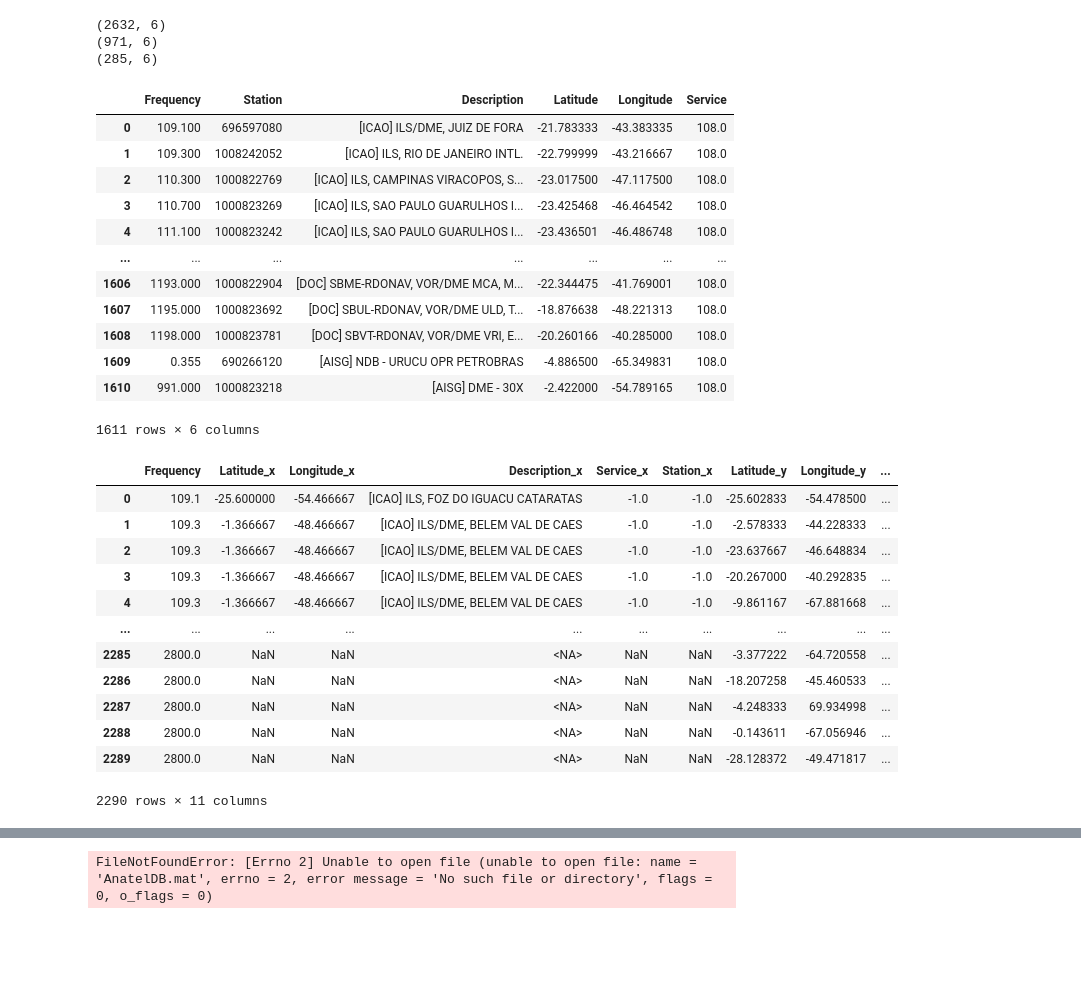
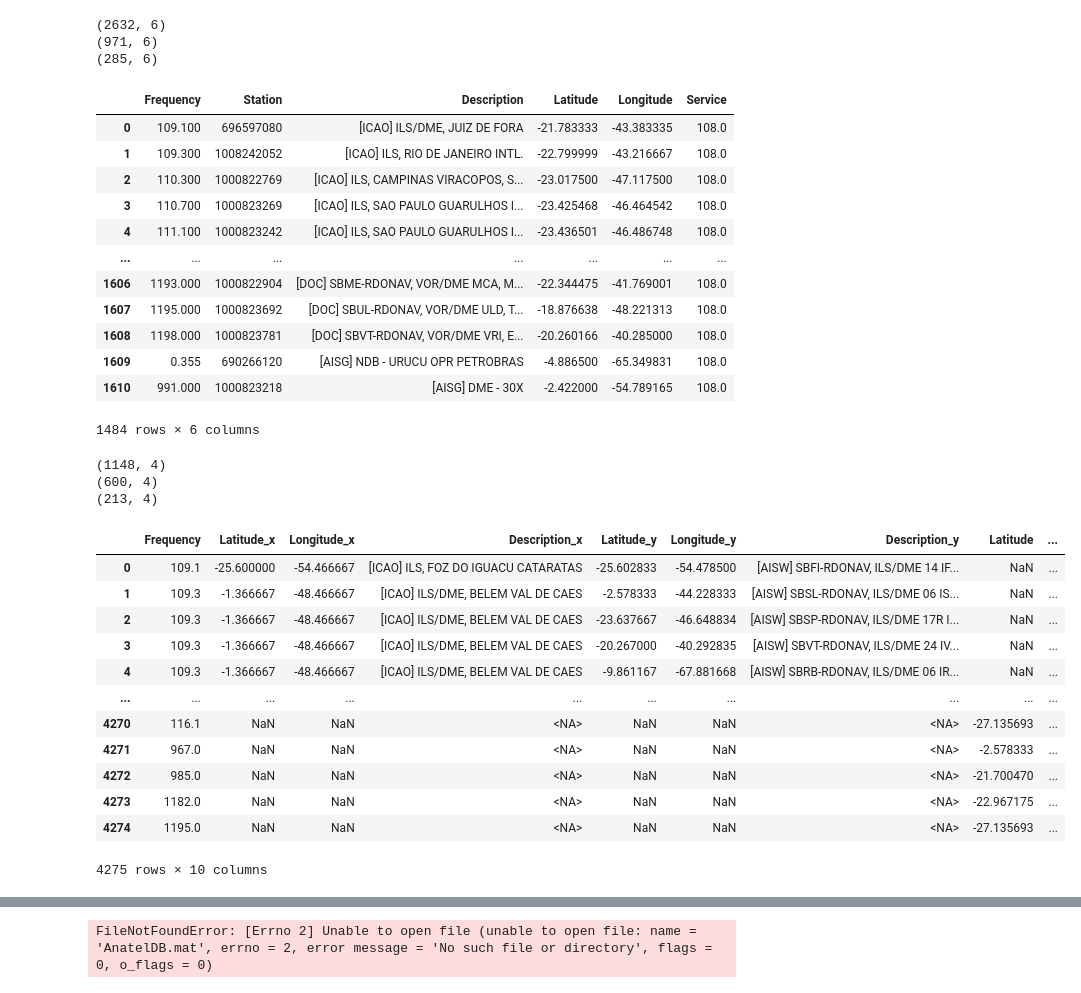
Before and after one commit to ronaldokun/anateldb, a Jupyter notebook: nbs/filter.ipynb, the cells around one changed output, grey strips where cells are left out. Saved outputs shown, nothing was run; the diff lists cells and outputs as text; code cells hidden in the pictures; blank space fills up the shorter version.

```diff
--- a/nbs/filter.ipynb
+++ b/nbs/filter.ipynb
@@ -227,6 +228,7 @@ c = geo[geo.Station != -1].reset_index(drop=True)
 # %%
 df = merge_df(a, b, cols, how='outer')
 df = merge_df(df, c, cols, how='outer')
+df.drop_duplicates(inplace=True, keep='first')
 df
 # %% [output]
 |  | Frequency | Station | Description | Latitude | Longitude | Service |
@@ -241,7 +243,7 @@ df
 | 1608 | 1198.000 | 1000823781 | [DOC] SBVT-RDONAV, VOR/DME VRI, E... | -20.260166 | -40.285000 | 108.0 |
 | 1609 | 0.355 | 690266120 | [AISG] NDB - URUCU OPR PETROBRAS | -4.886500 | -65.349831 | 108.0 |
 | 1610 | 991.000 | 1000823218 | [AISG] DME - 30X | -2.422000 | -54.789165 | 108.0 |
-1611 rows × 6 columns
+1484 rows × 6 columns
 # %%
 def merge_diff(df):
     """Merge two dataframes"""
@@ -258,24 +260,29 @@ def merge_diff(df):
     return df.loc[:, [c for c in df.columns if '_' not in c]]
 # %%
 cols = ['Frequency']
-a = icao[icao.Station == -1].reset_index(drop=True)
-b = pmec[pmec.Station == -1].reset_index(drop=True)
-c = geo[geo.Station == -1].reset_index(drop=True)
-#freqs = set(a.Frequency.tolist()).union(set(b.Frequency.tolist())).union(set(c.Frequency.tolist()))
+a = icao[icao.Station == -1].drop(columns=['Service', 'Station']).reset_index(drop=True)
+b = pmec[pmec.Station == -1].drop(columns=['Service', 'Station']).reset_index(drop=True)
+c = geo[geo.Station == -1].drop(columns=['Service', 'Station']).reset_index(drop=True)
-# %%
-ab = pd.merge(a, b, on=cols, how='outer').reset_index(drop=True)
-ab
-# %% [output]
-|  | Frequency | Latitude_x | Longitude_x | Description_x | Service_x | Station_x | Latitude_y | Longitude_y | ... |
-| 0 | 109.1 | -25.600000 | -54.466667 | [ICAO] ILS, FOZ DO IGUACU CATARATAS | -1.0 | -1.0 | -25.602833 | -54.478500 | ... |
-| 1 | 109.3 | -1.366667 | -48.466667 | [ICAO] ILS/DME, BELEM VAL DE CAES | -1.0 | -1.0 | -2.578333 | -44.228333 | ... |
-| 2 | 109.3 | -1.366667 | -48.466667 | [ICAO] ILS/DME, BELEM VAL DE CAES | -1.0 | -1.0 | -23.637667 | -46.648834 | ... |
-| 3 | 109.3 | -1.366667 | -48.466667 | [ICAO] ILS/DME, BELEM VAL DE CAES | -1.0 | -1.0 | -20.267000 | -40.292835 | ... |
-| 4 | 109.3 | -1.366667 | -48.466667 | [ICAO] ILS/DME, BELEM VAL DE CAES | -1.0 | -1.0 | -9.861167 | -67.881668 | ... |
-| ... | ... | ... | ... | ... | ... | ... | ... | ... | ... |
-| 2285 | 2800.0 | NaN | NaN | <NA> | NaN | NaN | -3.377222 | -64.720558 | ... |
-| 2286 | 2800.0 | NaN | NaN | <NA> | NaN | NaN | -18.207258 | -45.460533 | ... |
-| 2287 | 2800.0 | NaN | NaN | <NA> | NaN | NaN | -4.248333 | 69.934998 | ... |
-| 2288 | 2800.0 | NaN | NaN | <NA> | NaN | NaN | -0.143611 | -67.056946 | ... |
-| 2289 | 2800.0 | NaN | NaN | <NA> | NaN | NaN | -28.128372 | -49.471817 | ... |
-2290 rows × 11 columns
+# %%
+print(a.shape, b.shape, c.shape)
+# %% [output]
+(1148, 4)
+(600, 4)
+(213, 4)
+# %%
+abc = pd.merge(a,b, on=cols, how='outer').merge(c, on=cols, how='outer').drop_duplicates().reset_index(drop=True)
+abc
+# %% [output]
+|  | Frequency | Latitude_x | Longitude_x | Description_x | Latitude_y | Longitude_y | Description_y | Latitude | ... |
+| 0 | 109.1 | -25.600000 | -54.466667 | [ICAO] ILS, FOZ DO IGUACU CATARATAS | -25.602833 | -54.478500 | [AISW] SBFI-RDONAV, ILS/DME 14 IF... | NaN | ... |
+| 1 | 109.3 | -1.366667 | -48.466667 | [ICAO] ILS/DME, BELEM VAL DE CAES | -2.578333 | -44.228333 | [AISW] SBSL-RDONAV, ILS/DME 06 IS... | NaN | ... |
+| 2 | 109.3 | -1.366667 | -48.466667 | [ICAO] ILS/DME, BELEM VAL DE CAES | -23.637667 | -46.648834 | [AISW] SBSP-RDONAV, ILS/DME 17R I... | NaN | ... |
+| 3 | 109.3 | -1.366667 | -48.466667 | [ICAO] ILS/DME, BELEM VAL DE CAES | -20.267000 | -40.292835 | [AISW] SBVT-RDONAV, ILS/DME 24 IV... | NaN | ... |
+| 4 | 109.3 | -1.366667 | -48.466667 | [ICAO] ILS/DME, BELEM VAL DE CAES | -9.861167 | -67.881668 | [AISW] SBRB-RDONAV, ILS/DME 06 IR... | NaN | ... |
+| ... | ... | ... | ... | ... | ... | ... | ... | ... | ... |
+| 4270 | 116.1 | NaN | NaN | <NA> | NaN | NaN | <NA> | -27.135693 | ... |
+| 4271 | 967.0 | NaN | NaN | <NA> | NaN | NaN | <NA> | -2.578333 | ... |
+| 4272 | 985.0 | NaN | NaN | <NA> | NaN | NaN | <NA> | -21.700470 | ... |
+| 4273 | 1182.0 | NaN | NaN | <NA> | NaN | NaN | <NA> | -22.967175 | ... |
+| 4274 | 1195.0 | NaN | NaN | <NA> | NaN | NaN | <NA> | -27.135693 | ... |
+4275 rows × 10 columns
```
Also changed, not shown: parts of 16 cells of this notebook, 2 other files.
